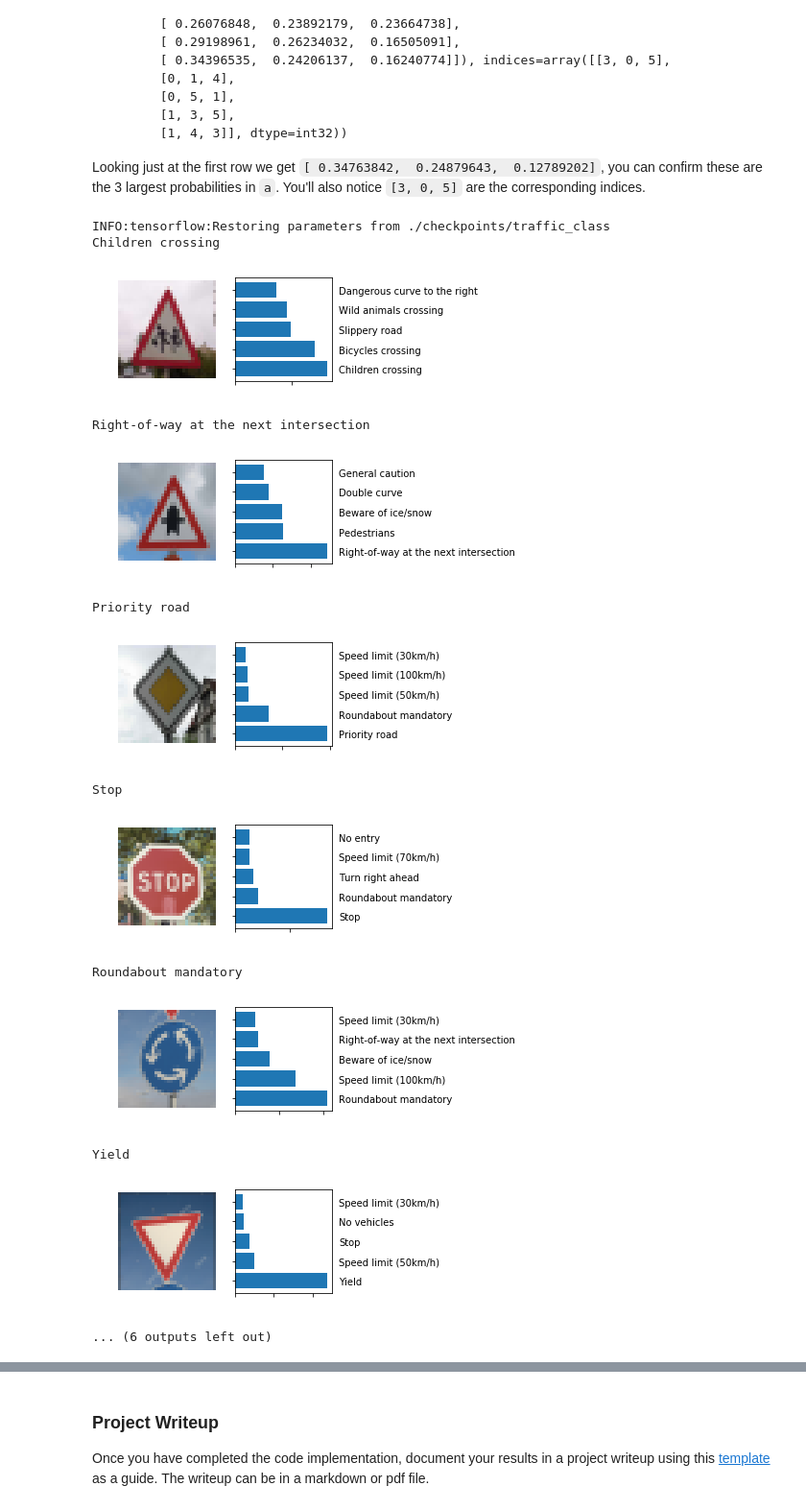
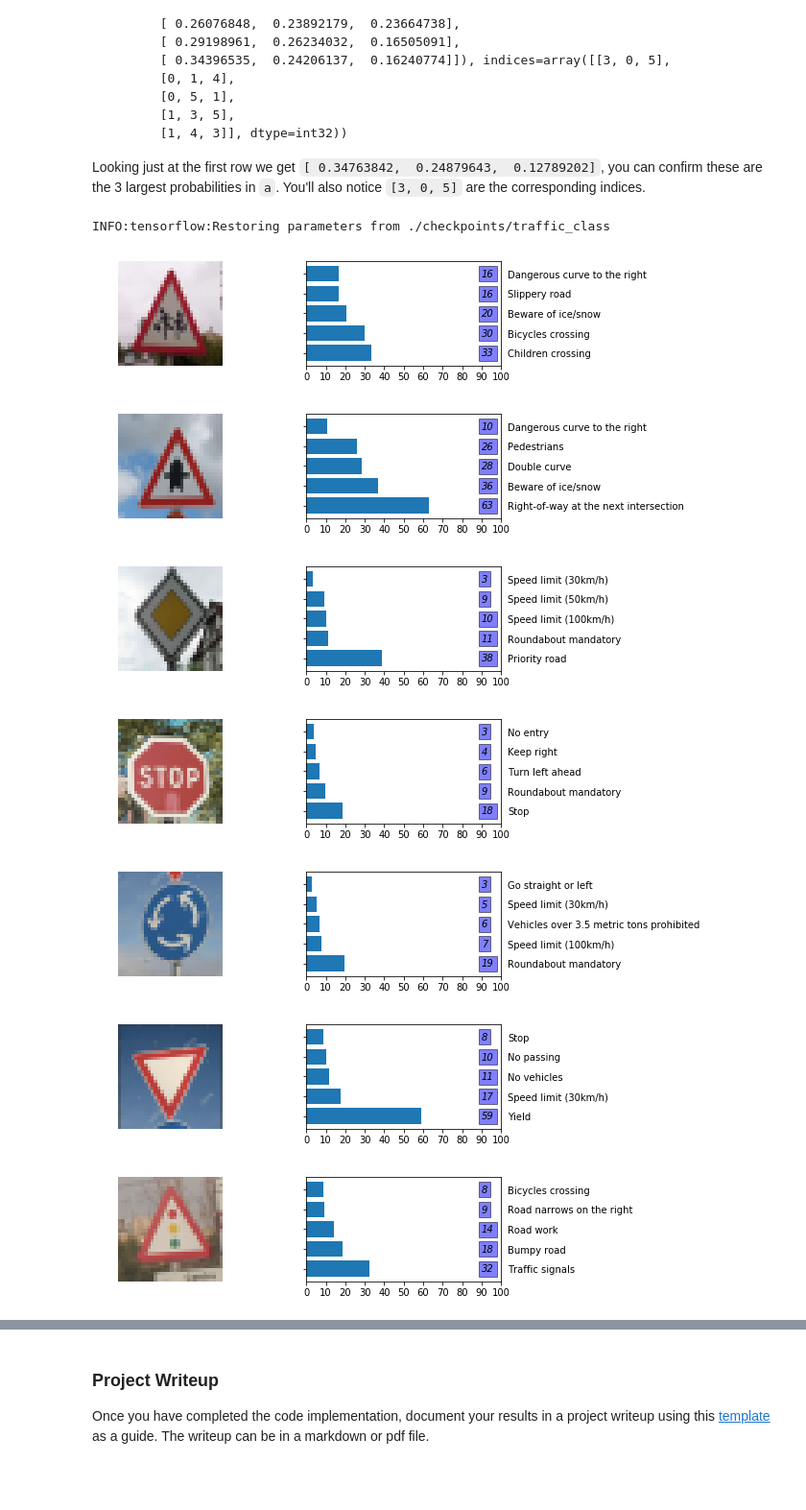
Before and after one commit to saultr/project_2_traffic_sign_classifier, a Jupyter notebook: Traffic_Sign_Classifier.ipynb, the cells around one changed output, grey strips where cells are left out. Shown at 96% size. Drawn from its saved outputs; the diff is of its cells as text; code cells hidden in the pictures; blank space fills up the shorter version.

```diff
--- a/Traffic_Sign_Classifier.ipynb
+++ b/Traffic_Sign_Classifier.ipynb
@@ -65,6 +65,7 @@ Complete the basic data summary below. Use python, numpy and/or pandas methods t
 # %%
 ### Replace each question mark with the appropriate value.
 ### Use python, pandas or numpy methods rather than hard coding the results
+import numpy as np
 
 # TODO: Number of training examples
 n_train = len(X_train)
@@ -80,7 +81,7 @@ image_shape = X_train[0].shape
 
 
 # TODO: How many unique classes/labels there are in the dataset.
-n_classes =  max(y_train) - min(y_train) + 1
+n_classes = len(np.unique(y_train))
 
 print("Number of training examples =", n_train)
 print("Number of testing examples =", n_test)
@@ -485,7 +486,13 @@ with tf.Session(graph=graph) as sess:
         print("Validation Accuracy = {:.3f}".format(validation_accuracy))
         print()
         saver.save(sess, './checkpoints/traffic_class', global_step=i)
+    print ()
+    print('Final Results:')
+    trainning_accuracy = evaluate(X_train_N, y_train_N)
+    validation_accuracy = evaluate(X_valid_N, y_valid_N)
     test_accuracy = evaluate(X_test_N, y_test_N)
+    print("Trainning Accuracy = {:.3f}".format(trainning_accuracy))
+    print("Validation Accuracy = {:.3f}".format(validation_accuracy))
     print("Test Accuracy = {:.3f}".format(test_accuracy))
     #print("Model saved")
 # %% [output]
@@ -526,13 +533,13 @@ import numpy as np
 # load new images
 new_images_dir = './custom'
 X_custom = [os.path.join(new_images_dir, f) for f in os.listdir(new_images_dir)]
-#print (X_custom)
+print (X_custom)
 # load images and resize it to 32x32
 X_custom =np.asarray([cv2.resize(cv2.cvtColor(cv2.imread(f), cv2.COLOR_BGR2RGB), (32,32), \
                                  interpolation =  cv2.INTER_AREA) for f in X_custom])
 
 # manually annotated labels for these new images
-y_custom = [28, 11, 12, 14, 40, 13, 26 , 39, 17]
+y_custom = [28, 11, 12, 14, 40, 13, 26 , 39, 10, 17]
 
 # plot new test images
 fig, axarray = plt.subplots(1, len(X_custom))
@@ -626,46 +634,42 @@ Looking just at the first row we get `[ 0.34763842,  0.24879643,  0.12789202]`,
 # %%
 ### Print out the top five softmax probabilities for the predictions on the German traffic sign images found on the web.
 ### Feel free to use as many code cells as needed.
 with tf.Session(graph=graph) as sess:
     # restore saved session
     saver.restore(sess, tf.train.latest_checkpoint('./checkpoints/'))
     top5 = sess.run(top_probabilities, feed_dict={x: X_custom_N, y: y_custom_N, kp1: 1.0, kp2: 1.0, kp3: 1.0, kp4: 1.0})
-    #print (top5)
-
 
 def plot_probabilities (X, predictions, index):
     # Prepare the grid
-    plt.figure(figsize = (4, 2))
+    plt.figure(figsize = (8, 2))
     gridspec.GridSpec(2, 2)
 
     # Plot original image
     plt.subplot2grid((1, 2), (0, 0), colspan=1, rowspan=1)
     plt.imshow(X[index])
     plt.axis('off')
 
     # Plot predictions
     plt.subplot2grid((2, 2), (0, 1), colspan=1, rowspan=2)
     plt.barh(np.arange(5)+.5, predictions[0][index], align='center')
     plt.yticks(np.arange(5)+.5, signnames[predictions[1][index].astype(int)])
-    plt.tick_params(axis='both', which='both', labelleft='off', labelright='on', labeltop='off', labelbottom='off')
+    plt.xticks(np.arange(0,110,10))
+    plt.tick_params(axis='both', which='both', labelleft='off', labelright='on', labeltop='off', labelbottom='on')
+    for idx,val in enumerate(predictions[0][index]):
+        plt.text(90, idx+0.35, (predictions[0][index][idx]).astype(int), style='italic',
+            bbox={'facecolor':'blue', 'alpha':0.5, 'pad':3})
 
     plt.show()
 
 for i in range(len(X_custom)):
-    print (signnames[y_custom[i]])
+    #print (signnames[y_custom[i]],': ',max(X_custom))
     plot_probabilities (X_custom, top5, i)
 # %% [output]
 INFO:tensorflow:Restoring parameters from ./checkpoints/traffic_class
-Children crossing
-[figure, old version]
+[figure, new version]
-Right-of-way at the next intersection
-[figure, old version]
+[figure, new version]
-Priority road
-[figure, old version]
+[figure, new version]
-Stop
-[figure, old version]
+[figure, new version]
-Roundabout mandatory
-[figure, old version]
+[figure, new version]
-Yield
-[figure, old version]
+[figure, new version]
-... (6 outputs left out)
+[figure, added]
```
Also changed, not shown: parts of 9 cells of this notebook, 3 other files.
